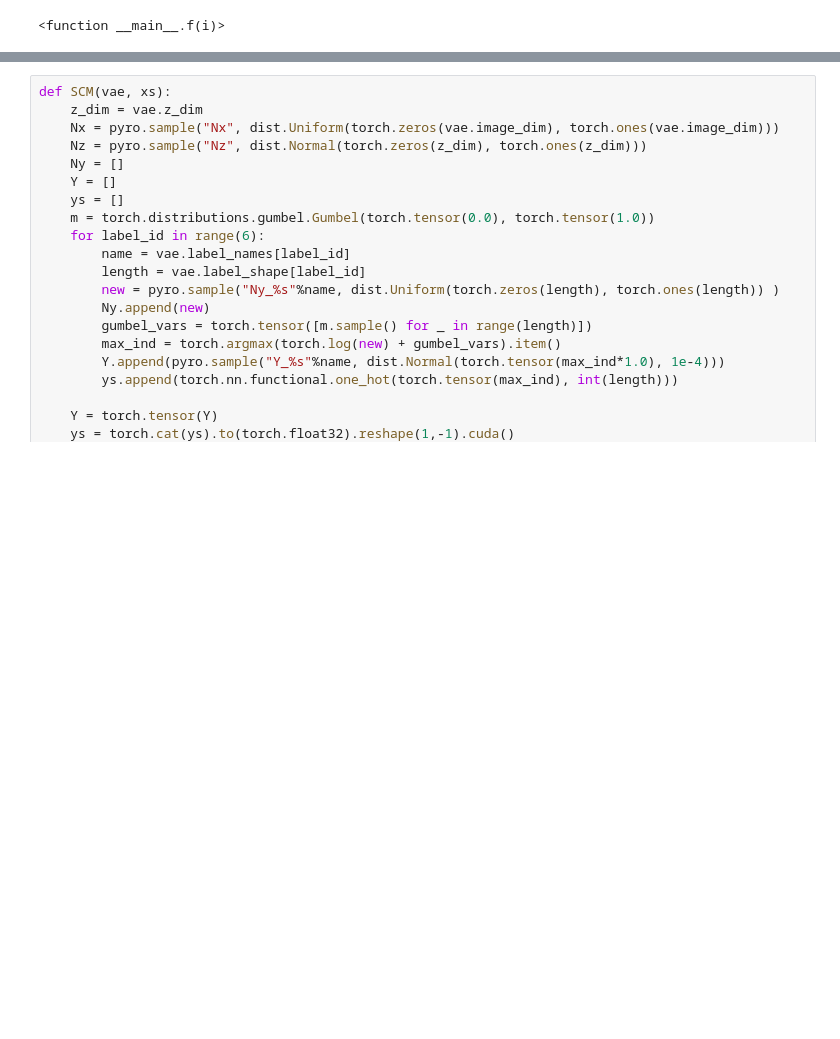
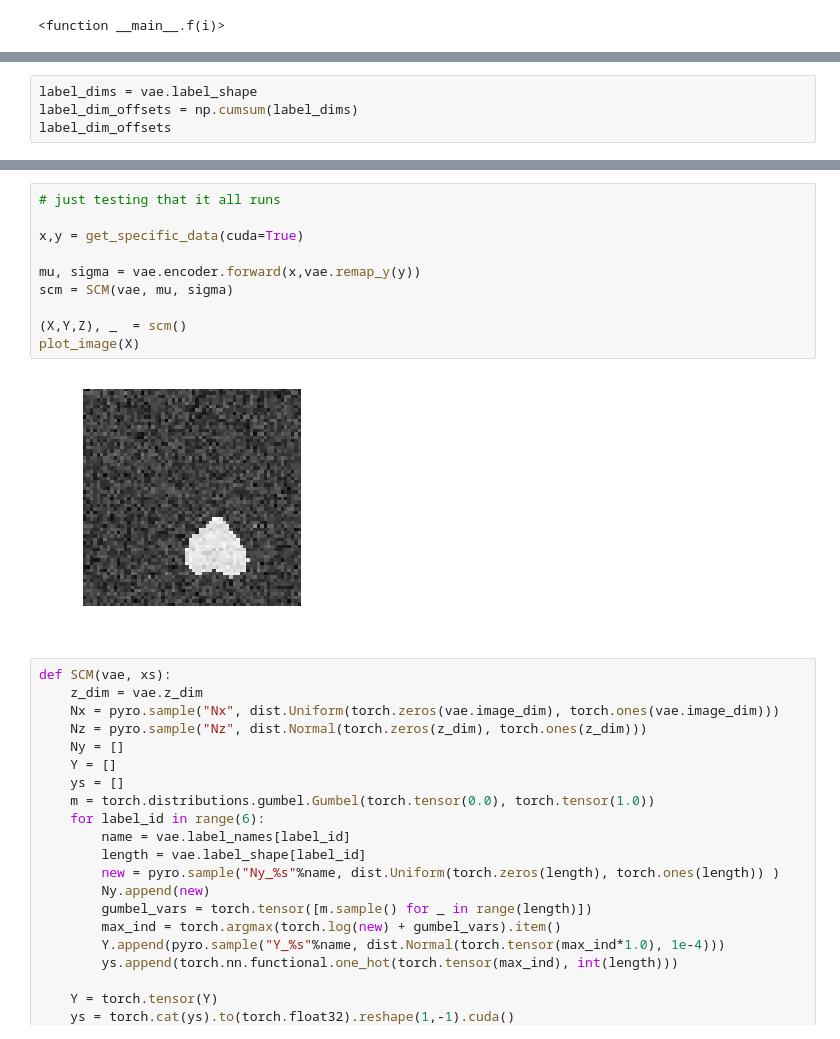
Before and after one commit to dmklee/CausalVAE, a Jupyter notebook: causal_vae_dsprites.ipynb, the cells around one changed output, grey strips where cells are left out. Cells and saved outputs as stored; diff of their text form; blank space fills up the shorter version.

```diff
--- a/causal_vae_dsprites.ipynb
+++ b/causal_vae_dsprites.ipynb
@@ -451,0 +456,4 @@ interactive(children=(IntSlider(value=0, description='data id', max=256), Output
+# %%
+label_dims = vae.label_shape
+label_dim_offsets = np.cumsum(label_dims)
+label_dim_offsets
@@ -452,3 +541,15 @@ interactive(children=(IntSlider(value=0, description='data id', max=256), Output
+# %%
+# just testing that it all runs
+
+x,y = get_specific_data(cuda=True)
+
+mu, sigma = vae.encoder.forward(x,vae.remap_y(y))
+scm = SCM(vae, mu, sigma)
+
+(X,Y,Z), _  = scm()
+plot_image(X)
+# %% [output]
+[figure, added]
 # %%
 def SCM(vae, xs):
     z_dim = vae.z_dim
```
Also changed, not shown: parts of 5 cells of this notebook.
